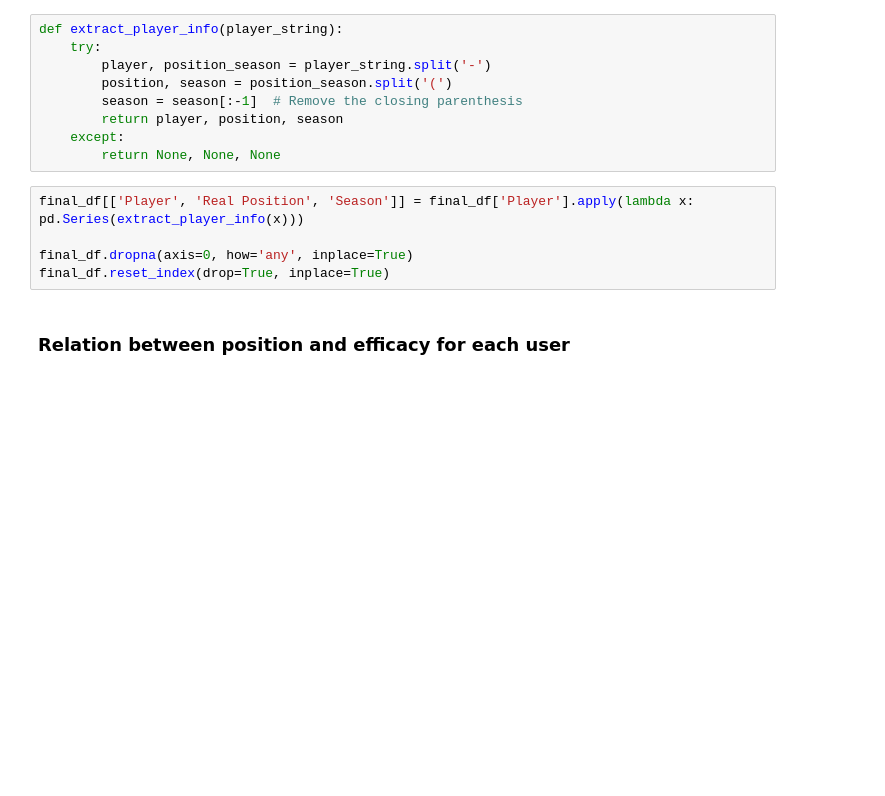
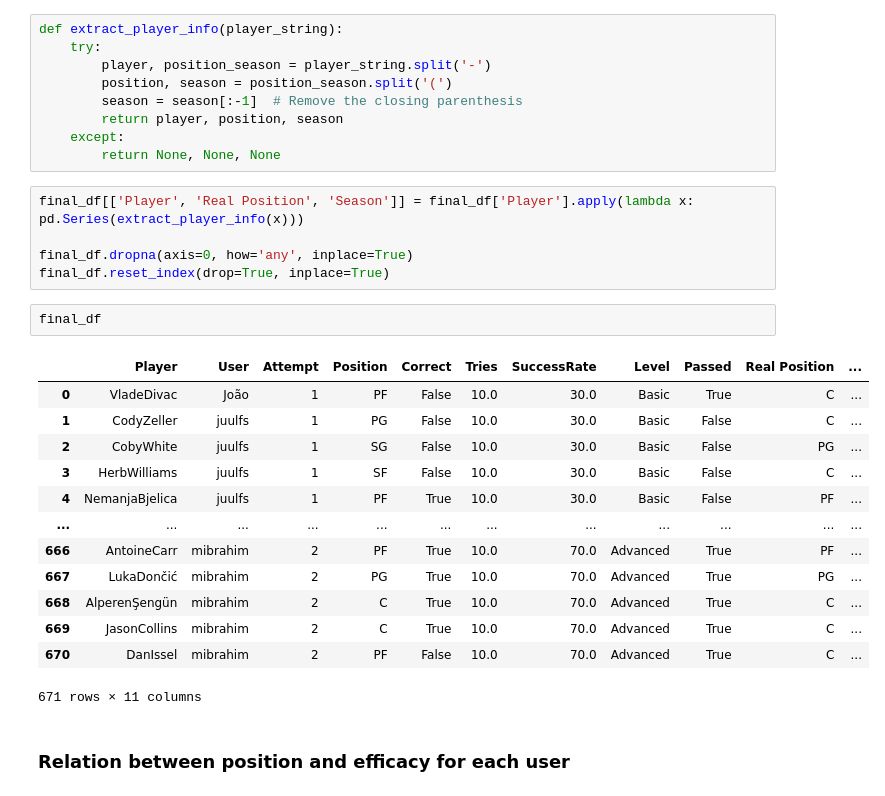
Before and after one commit to mibrahimfm/NBA-analysis, a Jupyter notebook: PosGuesserAnalysis/AnalyzePositionGuesser.ipynb, the cells around one changed output. Drawn from its saved outputs; the diff is of its cells as text; blank space fills up the shorter version.

```diff
--- a/PosGuesserAnalysis/AnalyzePositionGuesser.ipynb
+++ b/PosGuesserAnalysis/AnalyzePositionGuesser.ipynb
@@ -43,6 +43,22 @@ final_df[['Player', 'Real Position', 'Season']] = final_df['Player'].apply(lambd
 
 final_df.dropna(axis=0, how='any', inplace=True)
 final_df.reset_index(drop=True, inplace=True)
+# %%
+final_df
+# %% [output]
+|  | Player | User | Attempt | Position | Correct | Tries | SuccessRate | Level | Passed | Real Position | ... |
+| 0 | VladeDivac | João | 1 | PF | False | 10.0 | 30.0 | Basic | True | C | ... |
+| 1 | CodyZeller | juulfs | 1 | PG | False | 10.0 | 30.0 | Basic | False | C | ... |
+| 2 | CobyWhite | juulfs | 1 | SG | False | 10.0 | 30.0 | Basic | False | PG | ... |
+| 3 | HerbWilliams | juulfs | 1 | SF | False | 10.0 | 30.0 | Basic | False | C | ... |
+| 4 | NemanjaBjelica | juulfs | 1 | PF | True | 10.0 | 30.0 | Basic | False | PF | ... |
+| ... | ... | ... | ... | ... | ... | ... | ... | ... | ... | ... | ... |
+| 666 | AntoineCarr | mibrahim | 2 | PF | True | 10.0 | 70.0 | Advanced | True | PF | ... |
+| 667 | LukaDončić | mibrahim | 2 | PG | True | 10.0 | 70.0 | Advanced | True | PG | ... |
+| 668 | AlperenŞengün | mibrahim | 2 | C | True | 10.0 | 70.0 | Advanced | True | C | ... |
+| 669 | JasonCollins | mibrahim | 2 | C | True | 10.0 | 70.0 | Advanced | True | C | ... |
+| 670 | DanIssel | mibrahim | 2 | PF | False | 10.0 | 70.0 | Advanced | True | C | ... |
+671 rows × 11 columns
 # %% [markdown]
 ### Relation between position and efficacy for each user
 # %%
```
Also changed, not shown: 9 other files.
